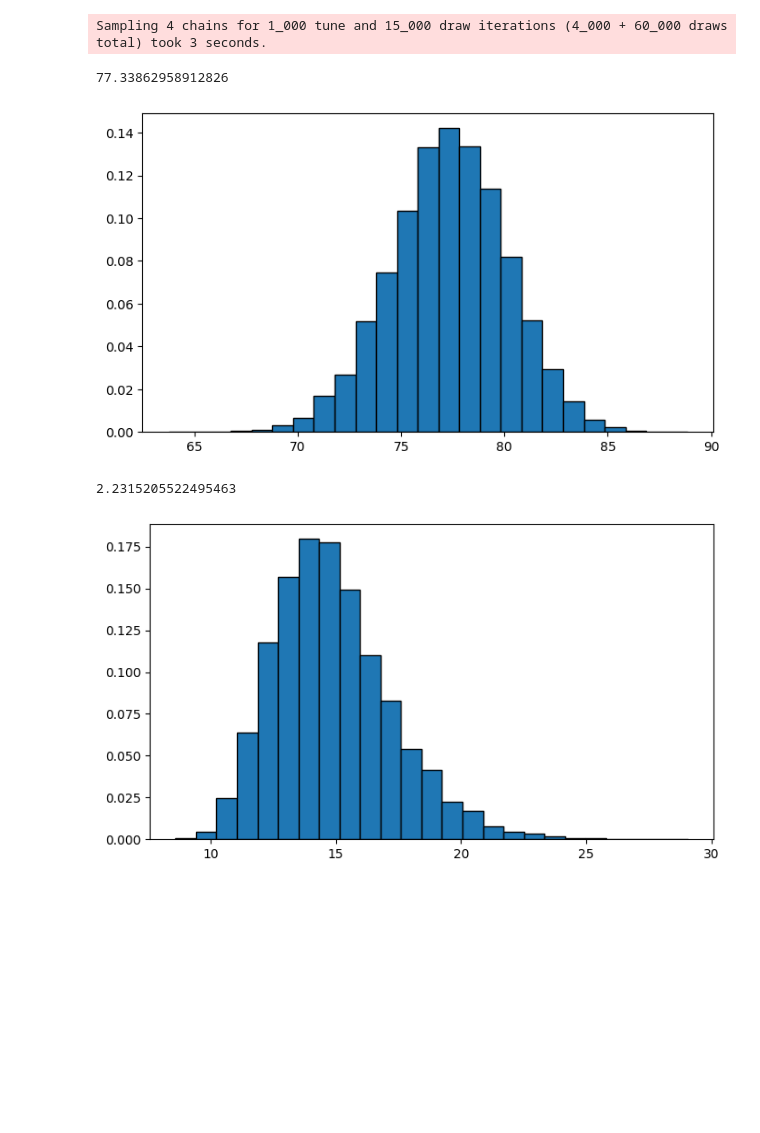
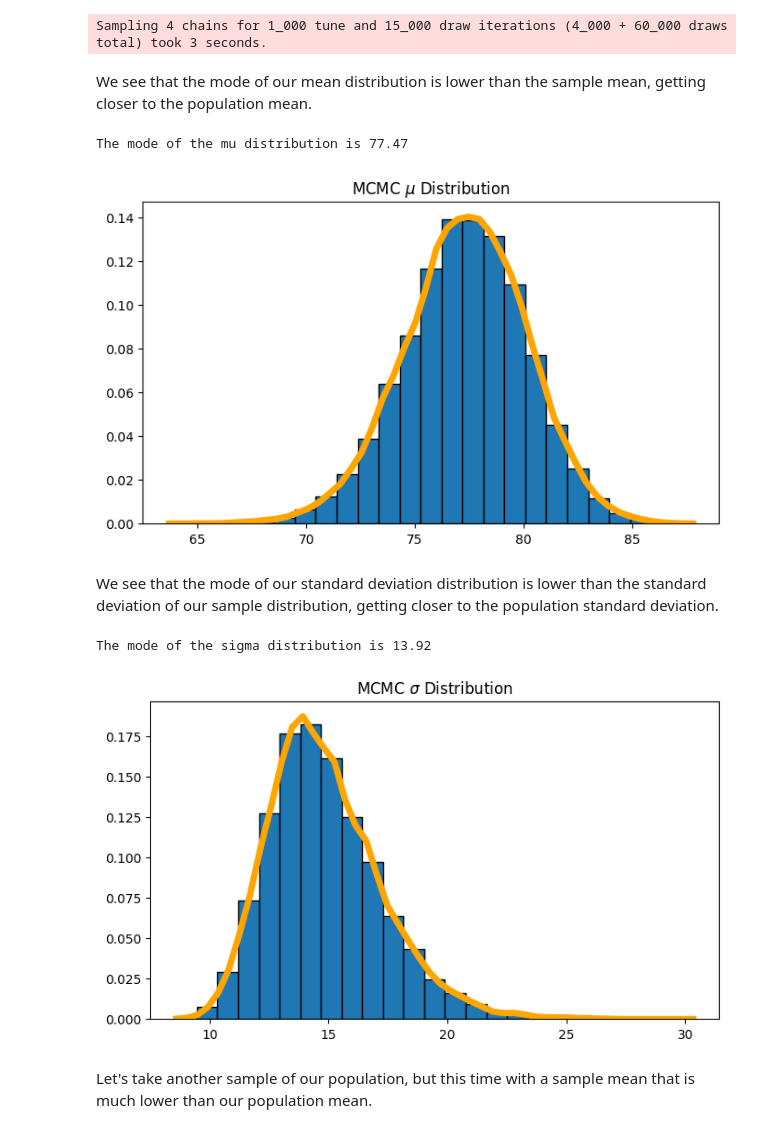
Before and after one commit to jackburbidge/portfolio, a Jupyter notebook: pima_indians_diabetes/pima_indians_Bayesian_MCMC.ipynb, the cells around one changed output. Cells and saved outputs as stored; diff of their text form; code cells hidden in the pictures; blank space fills up the shorter version.

Commit message:
Working on MCMC Model

```diff
--- a/pima_indians_diabetes/pima_indians_Bayesian_MCMC.ipynb
+++ b/pima_indians_diabetes/pima_indians_Bayesian_MCMC.ipynb
@@ -107,20 +91,37 @@ stacked = az.extract(trace)
+# %% [markdown]
+We see that the mode of our mean distribution is lower than the sample mean, getting closer to the population mean.
 # %%
-stacked.mu.values.mean()
+stacked = az.extract(trace)
+kde = ss.gaussian_kde(stacked.mu.values)
+lin = np.linspace(stacked.mu.values.min(), stacked.mu.values.max(), 50)
+kde_values = dict(zip(lin, kde(lin)))
+print('The mode of the mu distribution is %.2f' % max(kde_values, key=kde_values.get))
 # %% [output]
-77.33862958912826
+The mode of the mu distribution is 77.47
 # %%
 plt.figure(figsize=[8,4.5])
 plt.hist(stacked.mu.values, edgecolor='black', density=True, bins=25)
+plt.plot(lin, kde(lin), color='orange', linewidth=5)
+plt.title('MCMC $\mu$ Distribution')
 plt.show()
 # %% [output]
-[figure, old version]
+[figure, new version]
+# %% [markdown]
+We see that the mode of our standard deviation distribution is lower than the standard deviation of our sample distribution, getting closer to the population standard deviation.
 # %%
-np.log(stacked.sigma.values.mean() - stacked.sigma.values.std()**2)
+kde = ss.gaussian_kde(stacked.sigma.values)
+lin = np.linspace(stacked.sigma.values.min(), stacked.sigma.values.max(), 50)
+kde_values = dict(zip(lin, kde(lin)))
+print('The mode of the sigma distribution is %.2f' % max(kde_values, key=kde_values.get))
 # %% [output]
-2.2315205522495463
+The mode of the sigma distribution is 13.92
 # %%
 plt.figure(figsize=[8,4.5])
 plt.hist(stacked.sigma.values, edgecolor='black', density=True, bins=25)
+plt.plot(lin, kde(lin), color='orange', linewidth=5)
+plt.title('MCMC $\sigma$ Distribution')
 plt.show()
 # %% [output]
-[figure, old version]
+[figure, new version]
+# %% [markdown]
+Let's take another sample of our population, but this time with a sample mean that is much lower than our population mean.
```
Also changed, not shown: parts of 24 cells of this notebook.
